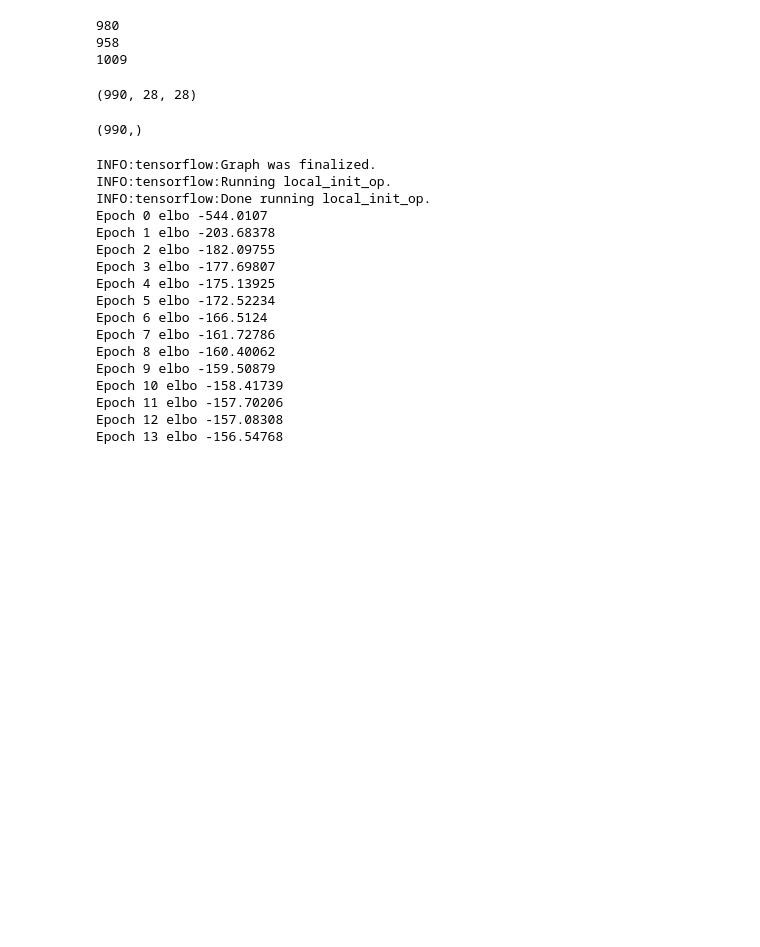
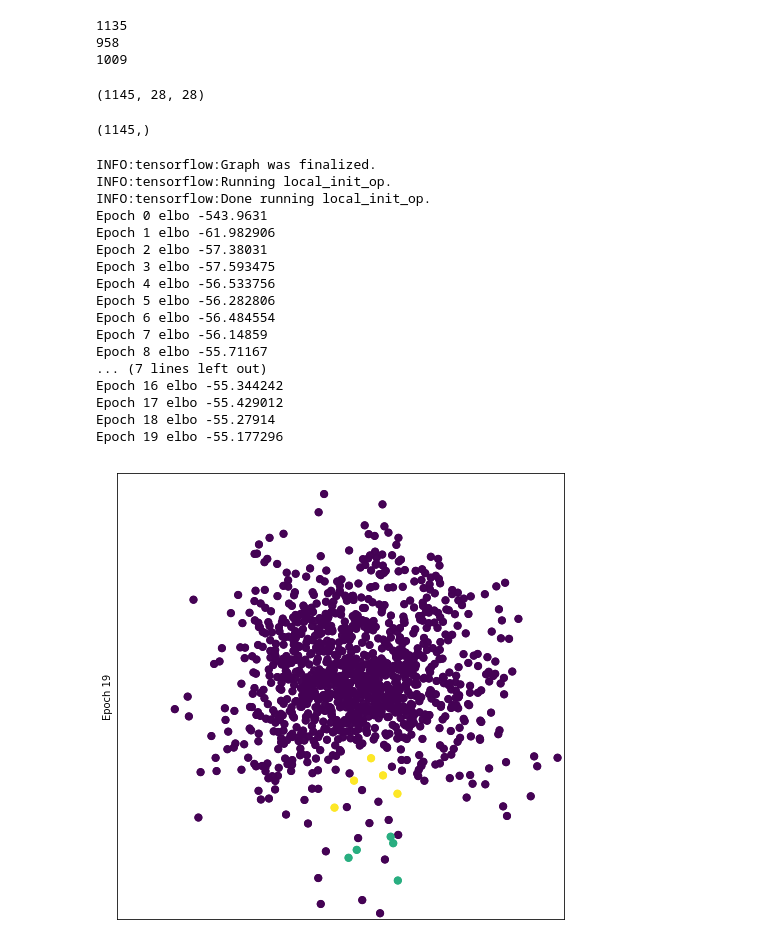
Before and after one commit to Tdual/vae, a Jupyter notebook: vae_latest.ipynb, the cells around one changed output. Saved outputs shown, nothing was run; the diff lists cells and outputs as text; code cells hidden in the pictures; blank space fills up the shorter version.

```diff
--- a/vae_latest.ipynb
+++ b/vae_latest.ipynb
@@ -60,7 +60,7 @@ code = posterior.sample()
 likelihood = make_decoder(code, [28, 28]).log_prob(data)
 divergence = tfd.kl_divergence(posterior, prior)
 elbo = tf.reduce_mean(likelihood - divergence)
-optimize = tf.train.AdamOptimizer(0.0001).minimize(-elbo)
+optimize = tf.train.AdamOptimizer(0.001).minimize(-elbo)
 
 samples = make_decoder(prior.sample(10), [28, 28]).mean()
 # %% [output]
@@ -105,17 +105,17 @@ WARNING:tensorflow:From /Users/tdual/anaconda2/envs/py3.6/lib/python3.6/site-pac
 Instructions for updating:
 Please use alternatives such as official/mnist/dataset.py from tensorflow/models.
 # %%
-images_0 = []
-labels_0 = []
+images_1 = []
+labels_1 = []
 images_6 = []
 labels_6 = []
 images_9 = []
 labels_9 = []
 
 for l, img in zip(mnist.test.labels, mnist.test.images):
-    if l == 0:
-        images_0.append(img)
-        labels_0.append(l)
+    if l == 1:
+        images_1.append(img)
+        labels_1.append(l)
     elif l == 6:
         images_6.append(img)
         labels_6.append(l)
@@ -126,74 +126,75 @@ for l, img in zip(mnist.test.labels, mnist.test.images):
 
 #mnist.test.labels[:10]
 #mnist.test.images
-print(len(images_0))
+print(len(images_1))
 print(len(images_6))
 print(len(images_9))
 # %% [output]
-980
+1135
 958
 1009
 # %%
-images = images_0 +  images_6[:5] +  images_9[:5]
-labels = labels_0 +  labels_6[:5] +  labels_9[:5]
+images = images_1 +  images_6[:5] +  images_9[:5]
+labels = labels_1 +  labels_6[:5] +  labels_9[:5]
 # %%
 images = np.array(images).reshape([-1, 28, 28])
 labels = np.array(labels)
 # %%
 images.shape
 # %% [output]
-(990, 28, 28)
+(1145, 28, 28)
 # %%
 labels.shape
 # %% [output]
-(990,)
+(1145,)
 # %%
-n_iter = 100
+n_iter = 20
 fig, ax = plt.subplots(nrows=1, ncols=1, figsize=(8, 10))
 #fig, ax = plt.subplots(nrows=20, ncols=11, figsize=(10, 20))
 with tf.train.MonitoredSession() as sess:
     for epoch in range(n_iter):
         #feed = {data: mnist.test.images.reshape([-1, 28, 28])}
         feed = {data: images}
         test_elbo, test_codes, test_samples = sess.run([elbo, code, samples], feed)
         #print( test_codes[0])
         print('Epoch', epoch, 'elbo', test_elbo)
         if epoch == n_iter -1:
             ax.set_ylabel('Epoch {}'.format(epoch))
             #ax[epoch, 0].set_ylabel('Epoch {}'.format(epoch))
 
             plot_codes(ax, test_codes,  labels)#mnist.test.labels)
             plot_codes(ax, test_codes,  labels)#mnist.test.labels)
             #plot_samples(ax[epoch, 1:], test_samples)
-        for _ in range(600):
+        for _ in range(1000):
             t = mnist.train.next_batch(100)
             batch = []
             for l,img in zip(t[1],t[0]):
-                if l == 0:
+                if l == 1:
                     batch.append(img)
             batch = np.array(batch).reshape([-1, 28, 28])
             #print(batch.shape)
             if len(batch) > 0:
                 feed = {data: batch}
                 #feed = {data: mnist.train.next_batch(100)[0].reshape([-1, 28, 28])}
                 sess.run(optimize, feed)
     plt.savefig('vae-mnist.png', dpi=300, transparent=True, bbox_inches='tight')
     plt.show()
 # %% [output]
 INFO:tensorflow:Graph was finalized.
 INFO:tensorflow:Running local_init_op.
 INFO:tensorflow:Done running local_init_op.
-Epoch 0 elbo -544.0107
-Epoch 1 elbo -203.68378
-Epoch 2 elbo -182.09755
-Epoch 3 elbo -177.69807
-Epoch 4 elbo -175.13925
-Epoch 5 elbo -172.52234
-Epoch 6 elbo -166.5124
-Epoch 7 elbo -161.72786
-Epoch 8 elbo -160.40062
-Epoch 9 elbo -159.50879
-Epoch 10 elbo -158.41739
-Epoch 11 elbo -157.70206
-Epoch 12 elbo -157.08308
-Epoch 13 elbo -156.54768
+Epoch 0 elbo -543.9631
+Epoch 1 elbo -61.982906
+Epoch 2 elbo -57.38031
+Epoch 3 elbo -57.593475
+Epoch 4 elbo -56.533756
+Epoch 5 elbo -56.282806
+Epoch 6 elbo -56.484554
+Epoch 7 elbo -56.14859
+Epoch 8 elbo -55.71167
+... (7 lines left out)
+Epoch 16 elbo -55.344242
+Epoch 17 elbo -55.429012
+Epoch 18 elbo -55.27914
+Epoch 19 elbo -55.177296
+[figure, added]
```
